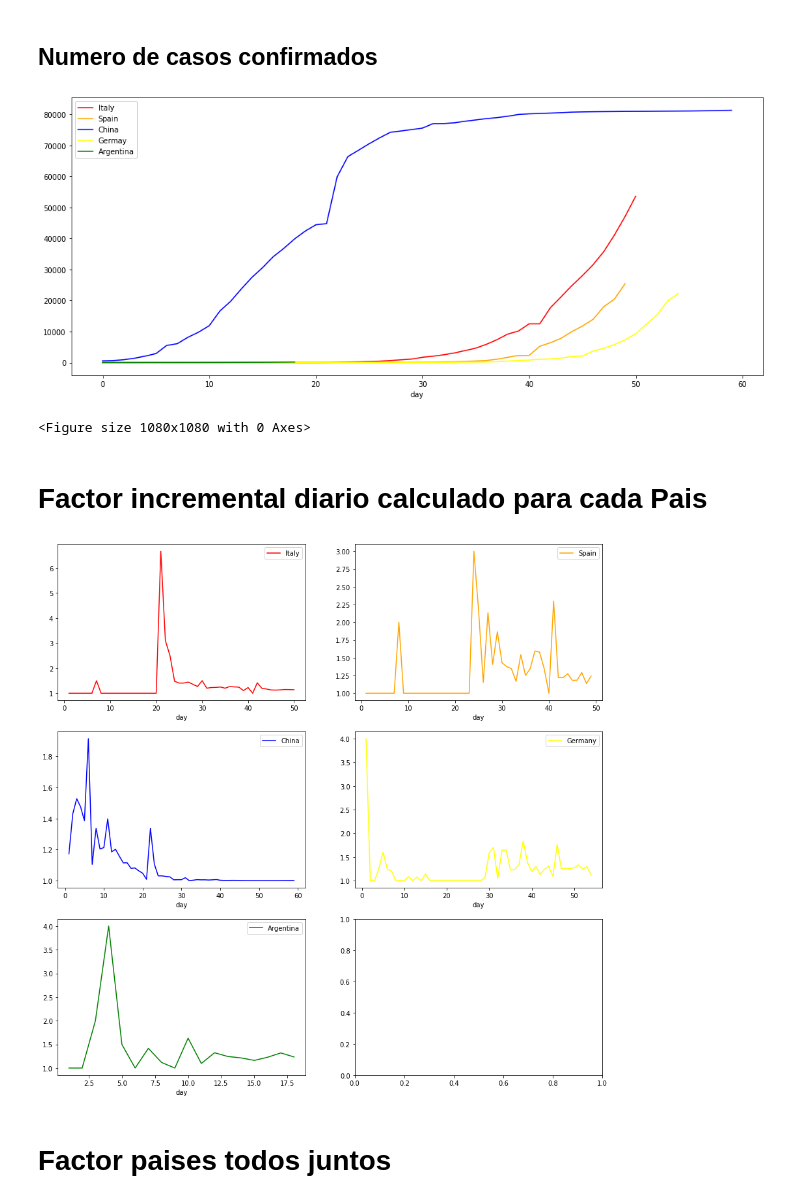
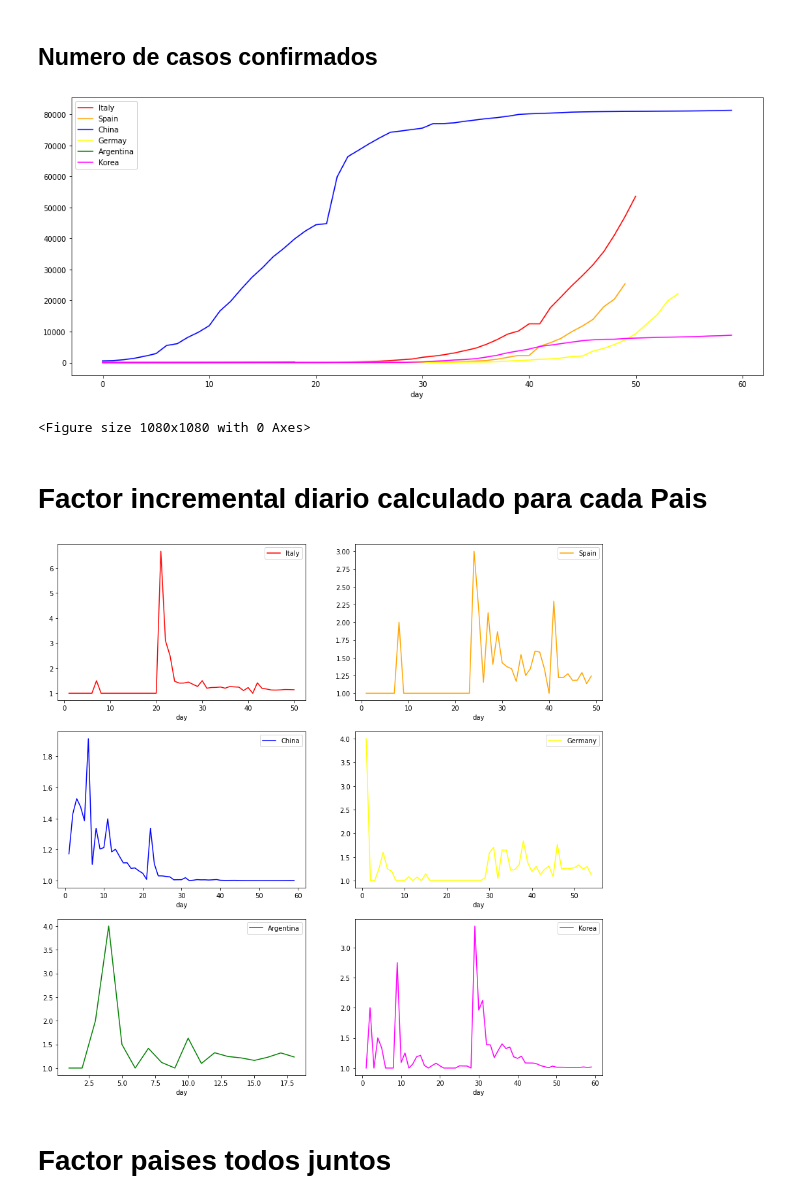
Before and after one commit to nopaixx/covid19, a Jupyter notebook: covid19.ipynb, the cells around one changed output. Saved outputs shown, nothing was run; the diff lists cells and outputs as text; code cells hidden in the pictures.

Commit message:
Added korea

```diff
--- a/covid19.ipynb
+++ b/covid19.ipynb
@@ -59,6 +59,7 @@ spain_cases = cases_days(data, 'Spain')
 china_cases = cases_days(data, 'China')
 germany_cases = cases_days(data, 'Germany')
 argentina_cases = cases_days(data, 'Argentina')
+korea_cases = cases_days(data, 'Korea, South')
 
 plt.figure(figsize=(15,15))
 
@@ -68,31 +69,34 @@ spain_cases.set_index('day')['confirmed-Spain'].plot(ax=ax1, color='orange')
 china_cases.set_index('day')['confirmed-China'].plot(ax=ax1, color='blue')
 germany_cases.set_index('day')['confirmed-Germany'].plot(ax=ax1, color='yellow')
 argentina_cases.set_index('day')['confirmed-Argentina'].plot(ax=ax1, color='green')
+korea_cases.set_index('day')['confirmed-Korea, South'].plot(ax=ax1, color='magenta')
 
 
-ax1.legend(["Italy", "Spain", "China", "Germay", "Argentina"]);
+ax1.legend(["Italy", "Spain", "China", "Germay", "Argentina", "Korea"]);
 # %% [output]
-[figure, old version]
+[figure, new version]
 <Figure size 1080x1080 with 0 Axes>
 # %% [markdown]
 # Factor incremental diario calculado para cada Pais
 # %%
 fig, (ax1, ax2, ax3) = plt.subplots(3, 2, figsize=(15,15))
 
 
 italy_cases.set_index('day')['Factor'].plot(ax=ax1[0], color='red')
 spain_cases.set_index('day')['Factor'].plot(ax=ax1[1], color='orange')
 china_cases.set_index('day')['Factor'].plot(ax=ax2[0], color='blue')
 germany_cases.set_index('day')['Factor'].plot(ax=ax2[1], color='yellow')
 argentina_cases.set_index('day')['Factor'].plot(ax=ax3[0], color='green')
+korea_cases.set_index('day')['Factor'].plot(ax=ax3[1], color='magenta')
 
 ax1[0].legend(["Italy", "day"]);
 ax1[1].legend(["Spain", "day"]);
 ax2[0].legend(["China", "day"]);
 ax2[1].legend(["Germany", "day"]);
 ax3[0].legend(["Argentina", "day"]);
+ax3[1].legend(["Korea", "day"]);
 # %% [output]
-[figure, old version]
+[figure, new version]
 # %% [markdown]
 # Factor paises todos juntos
 # %%
```
Also changed, not shown: parts of 3 cells of this notebook.
